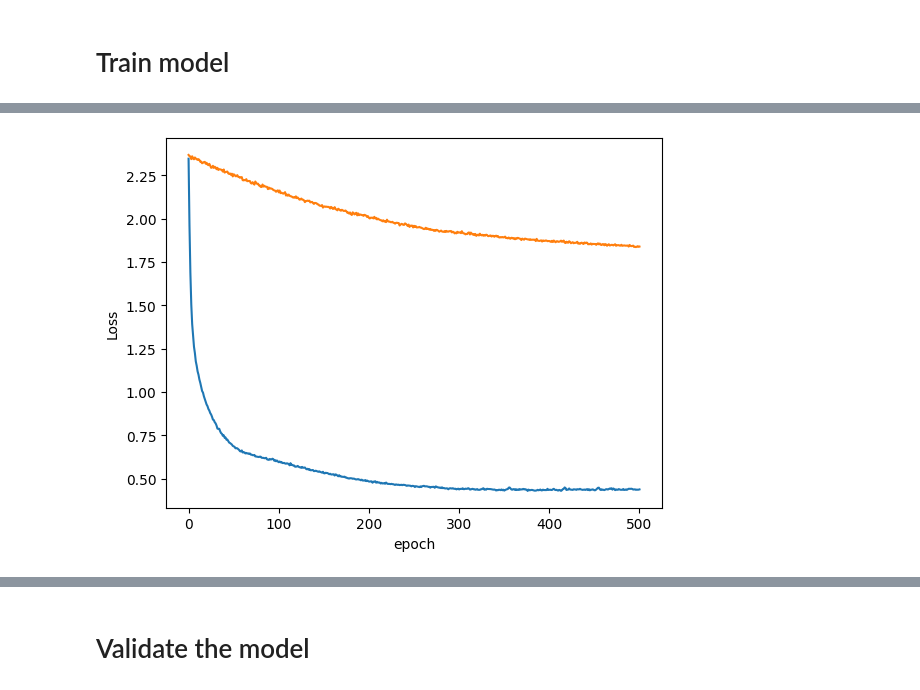
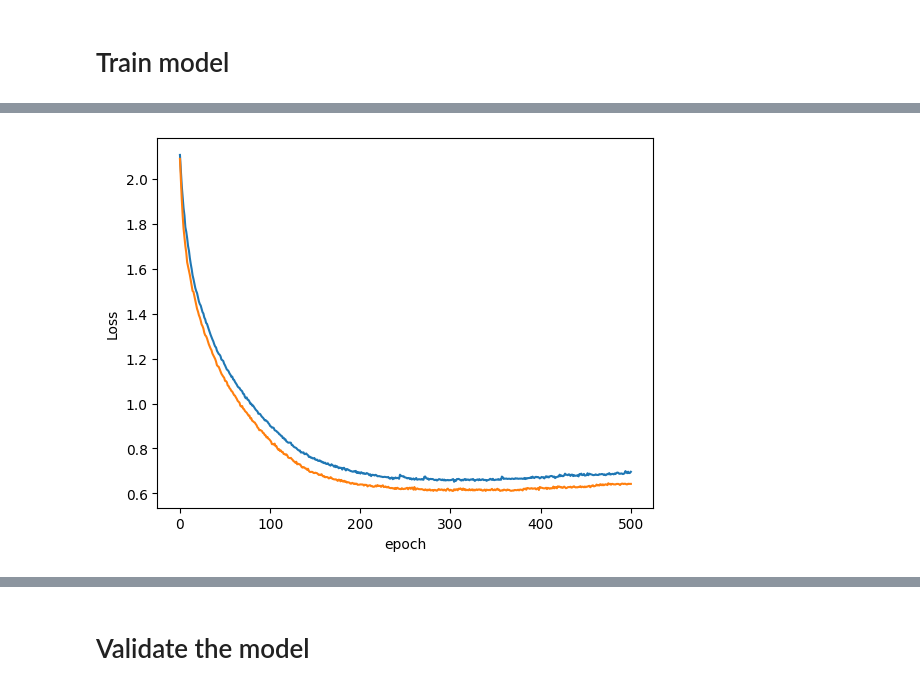
Before and after one commit to andrewbremner3/PlayGroundSeries, a Jupyter notebook: weightrisk-s4e2-pytorch.ipynb, the cells around one changed output, grey strips where cells are left out. Drawn from its saved outputs; the diff is of its cells as text; code cells hidden in the pictures.

Commit message:
Kaggle Notebook | WeightRisk | s4e2 | Sklearn Models vs Pytorch | Version 15

```diff
--- a/weightrisk-s4e2-pytorch.ipynb
+++ b/weightrisk-s4e2-pytorch.ipynb
@@ -364,8 +394,8 @@ df_nn
 # %%
-cont_cols = df_nn.describe().columns
-cont_cols = cont_cols.drop(['id'])
+cont_cols = df_nn.columns #df_nn.describe().columns
+# cont_cols = cont_cols.drop(['id'])
 cat_cols_obj = df_nn.dtypes[df_nn.dtypes == 'object'].index
-cat_cols = cat_cols_obj.drop('NObeyesdad')
+cat_cols = cat_cols_obj #.drop('NObeyesdad')
 y_col = ['NObeyesdad']
 # %%
 cont_cols, cat_cols
@@ -416,7 +429,7 @@ tensor([[1, 0, 1,  ..., 0, 1, 3],
 ### Continuous Data
 # %%
 # Convert to numpy array for NN
-conts = np.stack([df[col].values for col in cont_cols],axis=1)
+conts = np.stack([df_nn[col].values for col in cont_cols[:-1]],axis=1)
 conts = torch.tensor(conts, dtype=torch.float)
 conts = F.normalize(conts)
 # %%
@@ -509,7 +560,7 @@ class TabluarModel(nn.Module):
 # %% [markdown]
 ## Define the training function
 # %%
-def train_model(model, cat, cont, y_true):
+def train_model(model,cont, y_true):  #cat,
     start_time = time.time()
 #     criterion = nn.CrossEntropyLoss() # Classification
     optimizer = torch.optim.Adam(model.parameters(),lr=0.001,weight_decay=0.1)
@@ -517,7 +568,7 @@ def train_model(model, cat, cont, y_true):
     for i in range(epochs):
         i+=1
 
-        y_pred = model(cat, cont)
+        y_pred = model(cont) #cat,
         #loss = torch.sqrt(criterion(y_pred,y_train)) #Regression
         #print(y_pred)
         loss = criterion(y_pred, y_true) # Classification
@@ -555,7 +604,7 @@ emb_szs
 # %% [markdown]
 ## Split data into train and testing
 # %%
-batch_size = int(len(df)*0.85)
+batch_size = int(len(df)*0.80)
 valid_size = len(df) - batch_size
 # %%
 valid_size, batch_size
@@ -593,24 +642,25 @@ epochs = 501
 losses = []
 acc_lst = []
 metric = MulticlassAccuracy(num_classes = 7)
-
+#([1],[128,64]):#
 #run training
-for i in ([512, 128],[1]):
+for i in ([101,51],[128,64]):##([101,51,25],[51,101,31],[128,64],[128,32],[101,51],[35,25,19],[101],[101,51],[51,101,31]):
+    #([512, 128],[1]):
     #([512, 128], [128,64,32], [512]):
-    #([128,64],[64,32],[256,32],[64,16],[128,32],[32,32],[256,64],[512,128],[128,16]):
+    #([101,51,25,12],[101,51,25],[51,101,31],[128,64],[512,128,64,32],[128,32],[101,51], [35,25,19],[101],[101,51],[51],[21],[51,101,31]):
     losses = []
     acc_lst = []
-    model = TabluarModel(emb_szs = emb_szs,
-                         n_cont = conts.shape[1],
+    model = Model_Num(n_cont = conts.shape[1],
                          out_sz = len(y.unique()),
                          layers = i,
                          p = 0.5)
-
-    train_model(model, cat_train, con_train, y_train)
+    model.train()
+    train_model(model, con_train, y_train)
 #     train_model(model, cats, conts, y)
 
+    model.eval()
     with torch.no_grad():
-        y_val = model(cat_valid, con_valid)
+        y_val = model(con_valid)
         loss = criterion(y_val, y_valid)
     y_val_out = [x.argmax().item() for x in y_val]
 
@@ -643,5 +693,5 @@ Training took 0.25406295458475747 minutes
 -------------
-[figure, old version]
+[figure, new version]
 # %%
 y_val
 # %% [output]
```
Also changed, not shown: parts of 50 cells of this notebook.
